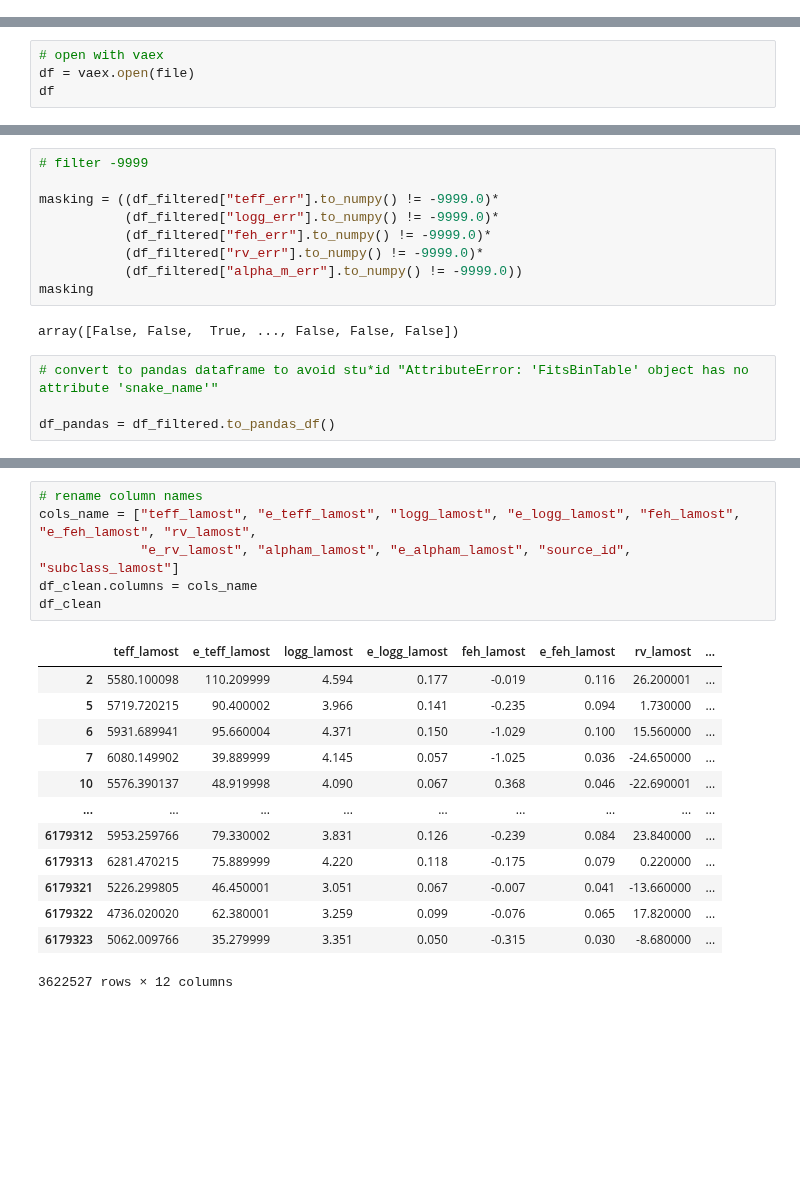
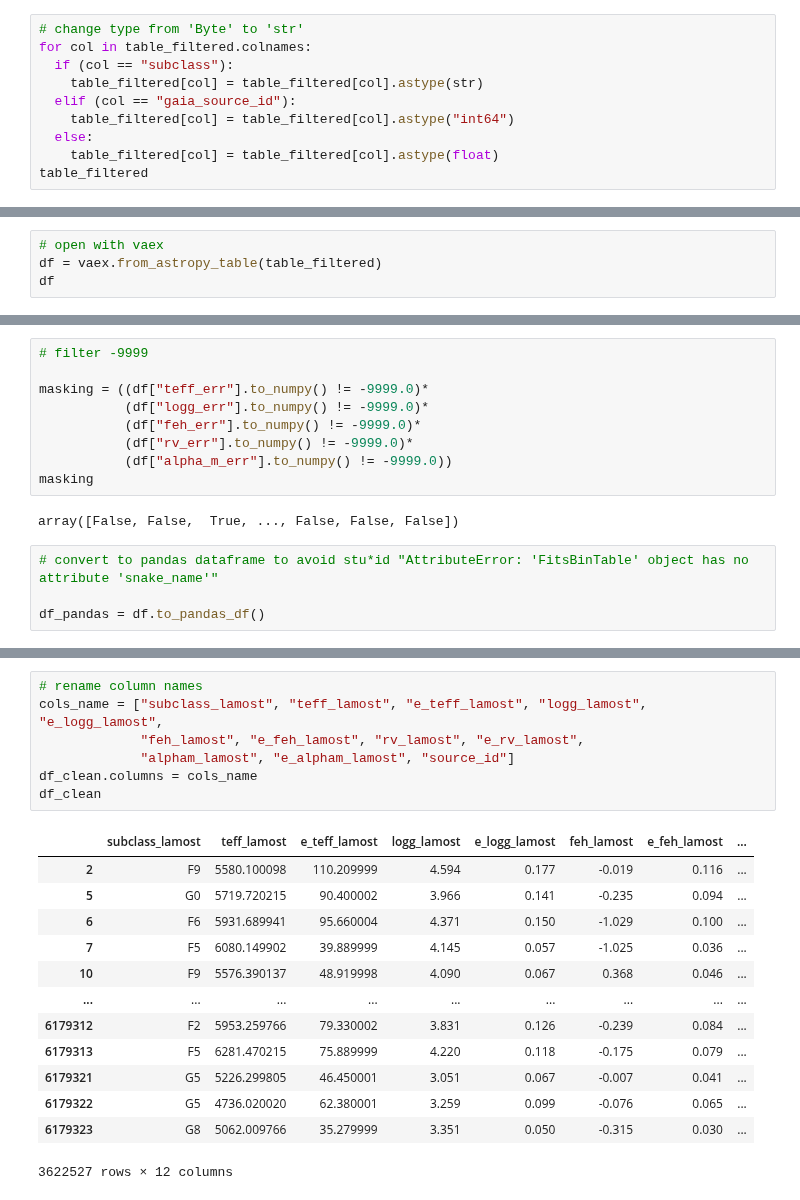
Before and after one commit to Alisyaifudin/Thesis-Project, a Jupyter notebook: 1. Collecting Data/1.5. LAMOST DR7.ipynb, the cells around one changed output, grey strips where cells are left out. Saved outputs shown, nothing was run; the diff lists cells and outputs as text; blank space fills up the shorter version.

Commit message:
complete combine (fix lamost)

```diff
--- a/1. Collecting Data/1.5. LAMOST DR7.ipynb
+++ b/1. Collecting Data/1.5. LAMOST DR7.ipynb
@@ -24,0 +74,10 @@ file
+# %%
+# change type from 'Byte' to 'str'
+for col in table_filtered.colnames:
+  if (col == "subclass"):
+    table_filtered[col] = table_filtered[col].astype(str)
+  elif (col == "gaia_source_id"):
+    table_filtered[col] = table_filtered[col].astype("int64")
+  else:
+    table_filtered[col] = table_filtered[col].astype(float)
+table_filtered
@@ -25,5 +105,5 @@ file
 # %%
 # open with vaex
-df = vaex.open(file)
+df = vaex.from_astropy_table(table_filtered)
 df
 # %% [output]
@@ -85,17 +122,17 @@ df_filtered
 # %%
 # filter -9999
 
-masking = ((df_filtered["teff_err"].to_numpy() != -9999.0)*
-           (df_filtered["logg_err"].to_numpy() != -9999.0)*
-           (df_filtered["feh_err"].to_numpy() != -9999.0)*
-           (df_filtered["rv_err"].to_numpy() != -9999.0)*
-           (df_filtered["alpha_m_err"].to_numpy() != -9999.0))
+masking = ((df["teff_err"].to_numpy() != -9999.0)*
+           (df["logg_err"].to_numpy() != -9999.0)*
+           (df["feh_err"].to_numpy() != -9999.0)*
+           (df["rv_err"].to_numpy() != -9999.0)*
+           (df["alpha_m_err"].to_numpy() != -9999.0))
 masking
 # %% [output]
 array([False, False,  True, ..., False, False, False])
 # %%
 # convert to pandas dataframe to avoid stu*id "AttributeError: 'FitsBinTable' object has no attribute 'snake_name'"
 
-df_pandas = df_filtered.to_pandas_df()
+df_pandas = df.to_pandas_df()
 # %%
 # apply masking
@@ -118,23 +154,24 @@ df_clean
 3622527 rows × 12 columns
 # %%
 # rename column names
-cols_name = ["teff_lamost", "e_teff_lamost", "logg_lamost", "e_logg_lamost", "feh_lamost", "e_feh_lamost", "rv_lamost",
-             "e_rv_lamost", "alpham_lamost", "e_alpham_lamost", "source_id", "subclass_lamost"]
+cols_name = ["subclass_lamost", "teff_lamost", "e_teff_lamost", "logg_lamost", "e_logg_lamost",
+             "feh_lamost", "e_feh_lamost", "rv_lamost", "e_rv_lamost",
+             "alpham_lamost", "e_alpham_lamost", "source_id"]
 df_clean.columns = cols_name
 df_clean
 # %% [output]
-|  | teff_lamost | e_teff_lamost | logg_lamost | e_logg_lamost | feh_lamost | e_feh_lamost | rv_lamost | ... |
-| 2 | 5580.100098 | 110.209999 | 4.594 | 0.177 | -0.019 | 0.116 | 26.200001 | ... |
-| 5 | 5719.720215 | 90.400002 | 3.966 | 0.141 | -0.235 | 0.094 | 1.730000 | ... |
-| 6 | 5931.689941 | 95.660004 | 4.371 | 0.150 | -1.029 | 0.100 | 15.560000 | ... |
-| 7 | 6080.149902 | 39.889999 | 4.145 | 0.057 | -1.025 | 0.036 | -24.650000 | ... |
-| 10 | 5576.390137 | 48.919998 | 4.090 | 0.067 | 0.368 | 0.046 | -22.690001 | ... |
+|  | subclass_lamost | teff_lamost | e_teff_lamost | logg_lamost | e_logg_lamost | feh_lamost | e_feh_lamost | ... |
+| 2 | F9 | 5580.100098 | 110.209999 | 4.594 | 0.177 | -0.019 | 0.116 | ... |
+| 5 | G0 | 5719.720215 | 90.400002 | 3.966 | 0.141 | -0.235 | 0.094 | ... |
+| 6 | F6 | 5931.689941 | 95.660004 | 4.371 | 0.150 | -1.029 | 0.100 | ... |
+| 7 | F5 | 6080.149902 | 39.889999 | 4.145 | 0.057 | -1.025 | 0.036 | ... |
+| 10 | F9 | 5576.390137 | 48.919998 | 4.090 | 0.067 | 0.368 | 0.046 | ... |
 | ... | ... | ... | ... | ... | ... | ... | ... | ... |
-| 6179312 | 5953.259766 | 79.330002 | 3.831 | 0.126 | -0.239 | 0.084 | 23.840000 | ... |
-| 6179313 | 6281.470215 | 75.889999 | 4.220 | 0.118 | -0.175 | 0.079 | 0.220000 | ... |
-| 6179321 | 5226.299805 | 46.450001 | 3.051 | 0.067 | -0.007 | 0.041 | -13.660000 | ... |
-| 6179322 | 4736.020020 | 62.380001 | 3.259 | 0.099 | -0.076 | 0.065 | 17.820000 | ... |
-| 6179323 | 5062.009766 | 35.279999 | 3.351 | 0.050 | -0.315 | 0.030 | -8.680000 | ... |
+| 6179312 | F2 | 5953.259766 | 79.330002 | 3.831 | 0.126 | -0.239 | 0.084 | ... |
+| 6179313 | F5 | 6281.470215 | 75.889999 | 4.220 | 0.118 | -0.175 | 0.079 | ... |
+| 6179321 | G5 | 5226.299805 | 46.450001 | 3.051 | 0.067 | -0.007 | 0.041 | ... |
+| 6179322 | G5 | 4736.020020 | 62.380001 | 3.259 | 0.099 | -0.076 | 0.065 | ... |
+| 6179323 | G8 | 5062.009766 | 35.279999 | 3.351 | 0.050 | -0.315 | 0.030 | ... |
 3622527 rows × 12 columns
 # %%
 # remove duplicates, if any
```
Also changed, not shown: parts of 12 cells of this notebook, 1 other file.
